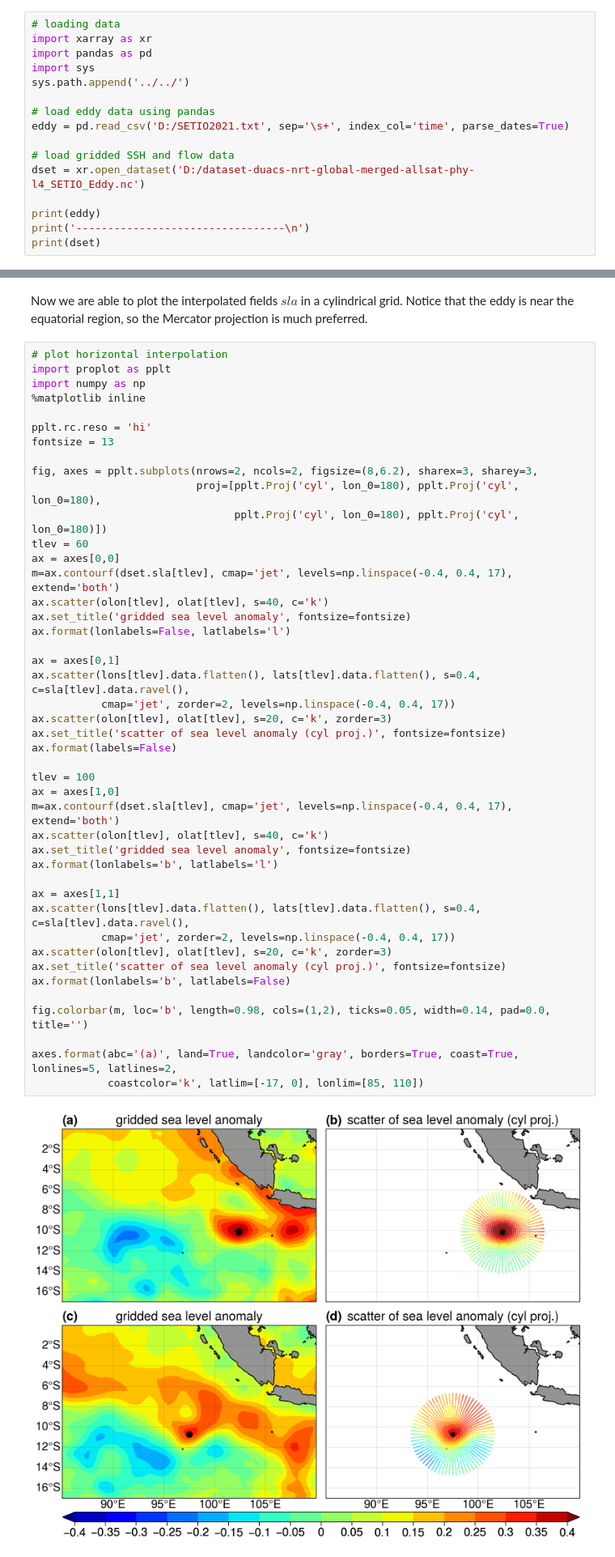
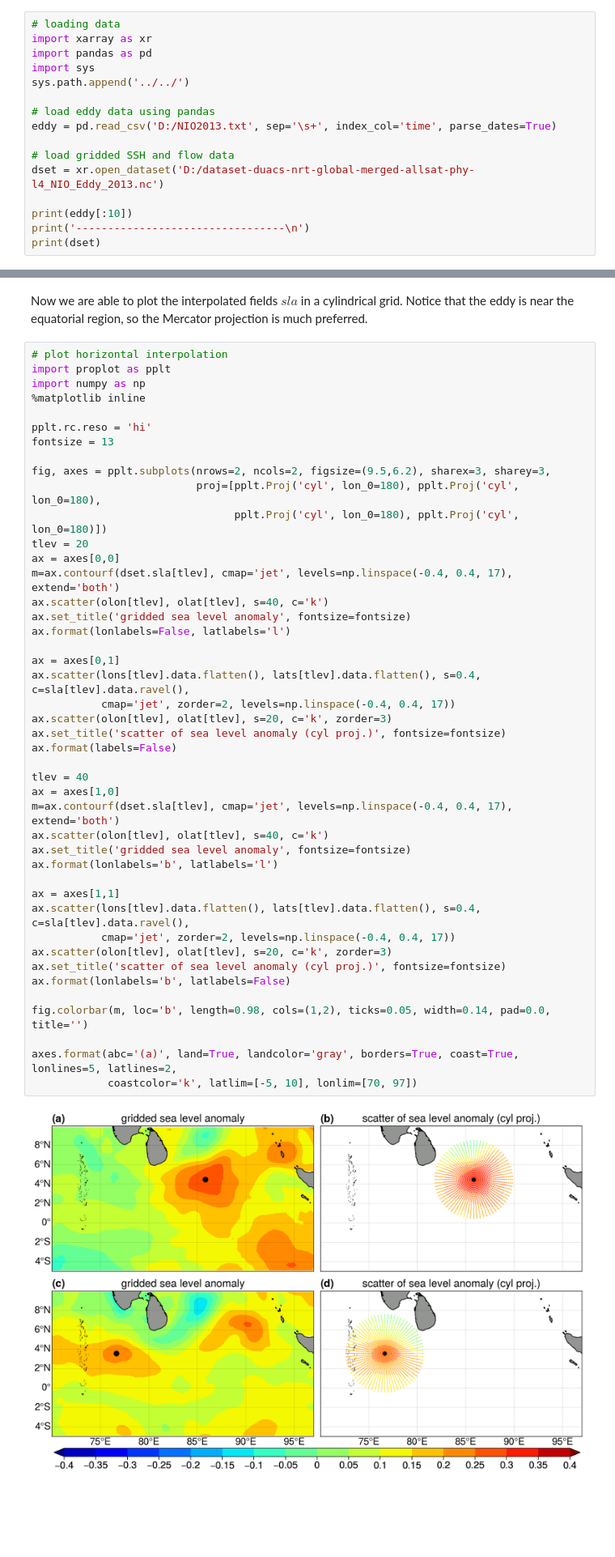
Before and after one commit to miniufo/xvortices, a Jupyter notebook: notebooks/2.EddyExample.ipynb, the cells around one changed output, grey strips where cells are left out. Shown at 81% size. Cells and saved outputs as stored; diff of their text form; blank space fills up the shorter version.

Commit message:
add eddy example

```diff
--- a/notebooks/2.EddyExample.ipynb
+++ b/notebooks/2.EddyExample.ipynb
@@ -32,12 +23,12 @@ import sys
 sys.path.append('../../')
 
 # load eddy data using pandas
-eddy = pd.read_csv('D:/SETIO2021.txt', sep='\s+', index_col='time', parse_dates=True)
+eddy = pd.read_csv('D:/NIO2013.txt', sep='\s+', index_col='time', parse_dates=True)
 
 # load gridded SSH and flow data
-dset = xr.open_dataset('D:/dataset-duacs-nrt-global-merged-allsat-phy-l4_SETIO_Eddy.nc')
+dset = xr.open_dataset('D:/dataset-duacs-nrt-global-merged-allsat-phy-l4_NIO_Eddy_2013.nc')
 
-print(eddy)
+print(eddy[:10])
 print('---------------------------------\n')
 print(dset)
 # %% [output]
@@ -85,43 +76,43 @@ import numpy as np
 pplt.rc.reso = 'hi'
 fontsize = 13
 
-fig, axes = pplt.subplots(nrows=2, ncols=2, figsize=(8,6.2), sharex=3, sharey=3,
+fig, axes = pplt.subplots(nrows=2, ncols=2, figsize=(9.5,6.2), sharex=3, sharey=3,
                           proj=[pplt.Proj('cyl', lon_0=180), pplt.Proj('cyl', lon_0=180),
                                 pplt.Proj('cyl', lon_0=180), pplt.Proj('cyl', lon_0=180)])
-tlev = 60
+tlev = 20
 ax = axes[0,0]
 m=ax.contourf(dset.sla[tlev], cmap='jet', levels=np.linspace(-0.4, 0.4, 17), extend='both')
 ax.scatter(olon[tlev], olat[tlev], s=40, c='k')
 ax.set_title('gridded sea level anomaly', fontsize=fontsize)
 ax.format(lonlabels=False, latlabels='l')
 
 ax = axes[0,1]
 ax.scatter(lons[tlev].data.flatten(), lats[tlev].data.flatten(), s=0.4, c=sla[tlev].data.ravel(),
            cmap='jet', zorder=2, levels=np.linspace(-0.4, 0.4, 17))
 ax.scatter(olon[tlev], olat[tlev], s=20, c='k', zorder=3)
 ax.set_title('scatter of sea level anomaly (cyl proj.)', fontsize=fontsize)
 ax.format(labels=False)
 
-tlev = 100
+tlev = 40
 ax = axes[1,0]
 m=ax.contourf(dset.sla[tlev], cmap='jet', levels=np.linspace(-0.4, 0.4, 17), extend='both')
 ax.scatter(olon[tlev], olat[tlev], s=40, c='k')
 ax.set_title('gridded sea level anomaly', fontsize=fontsize)
 ax.format(lonlabels='b', latlabels='l')
 
 ax = axes[1,1]
 ax.scatter(lons[tlev].data.flatten(), lats[tlev].data.flatten(), s=0.4, c=sla[tlev].data.ravel(),
            cmap='jet', zorder=2, levels=np.linspace(-0.4, 0.4, 17))
 ax.scatter(olon[tlev], olat[tlev], s=20, c='k', zorder=3)
 ax.set_title('scatter of sea level anomaly (cyl proj.)', fontsize=fontsize)
 ax.format(lonlabels='b', latlabels=False)
 
 fig.colorbar(m, loc='b', length=0.98, cols=(1,2), ticks=0.05, width=0.14, pad=0.0, title='')
 
 axes.format(abc='(a)', land=True, landcolor='gray', borders=True, coast=True, lonlines=5, latlines=2,
-            coastcolor='k', latlim=[-17, 0], lonlim=[85, 110])
+            coastcolor='k', latlim=[-5, 10], lonlim=[70, 97])
 # %% [output]
-[figure, old version]
+[figure, new version]
 # %% [markdown]
 #### 2.3 Quasi-Lagrangian view and vector re-projection
 Now, we will subtract the translating velocity of the eddym from the velocity components, and obtain the eddy-relative velocity.  This is a quasi-Lagrangian view of the current vector.
```
Also changed, not shown: parts of 4 cells of this notebook.
